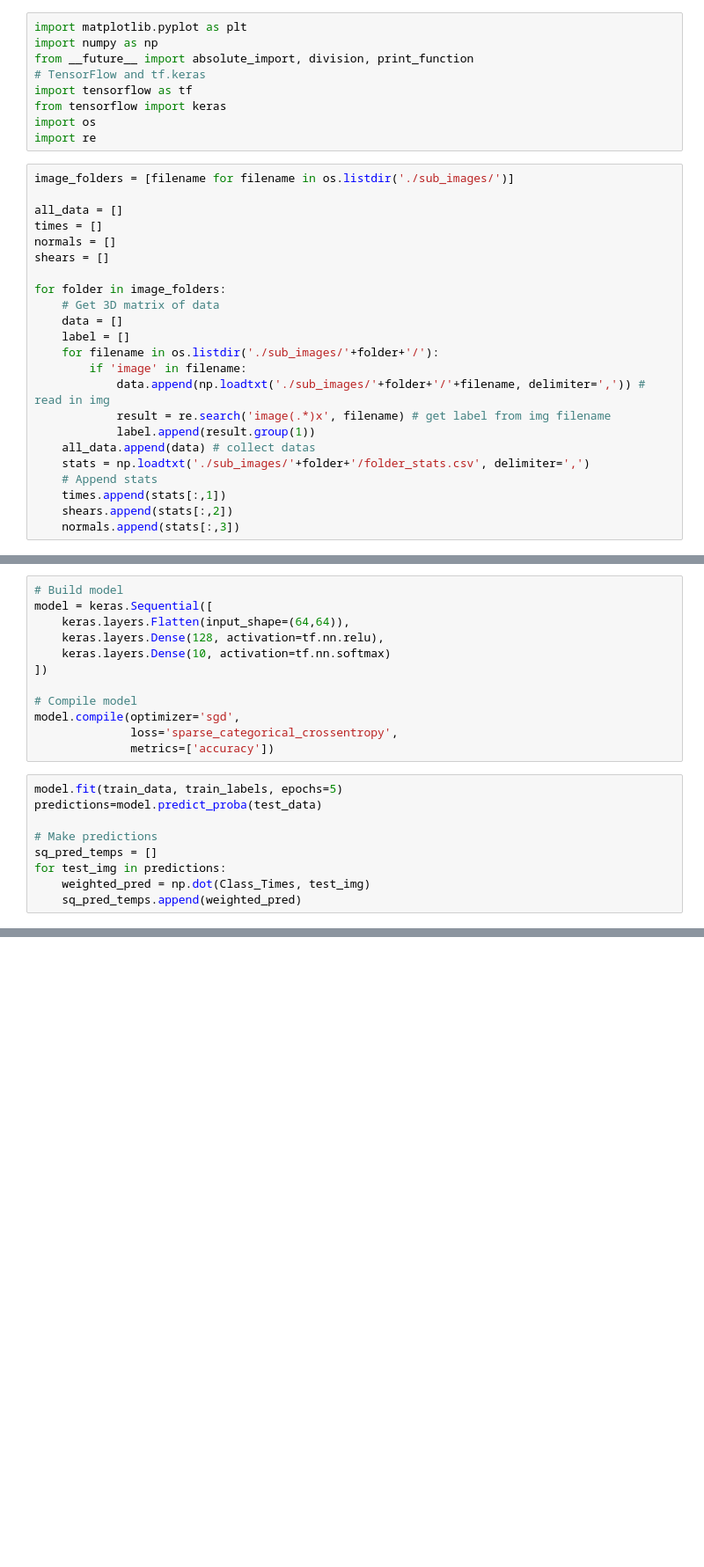
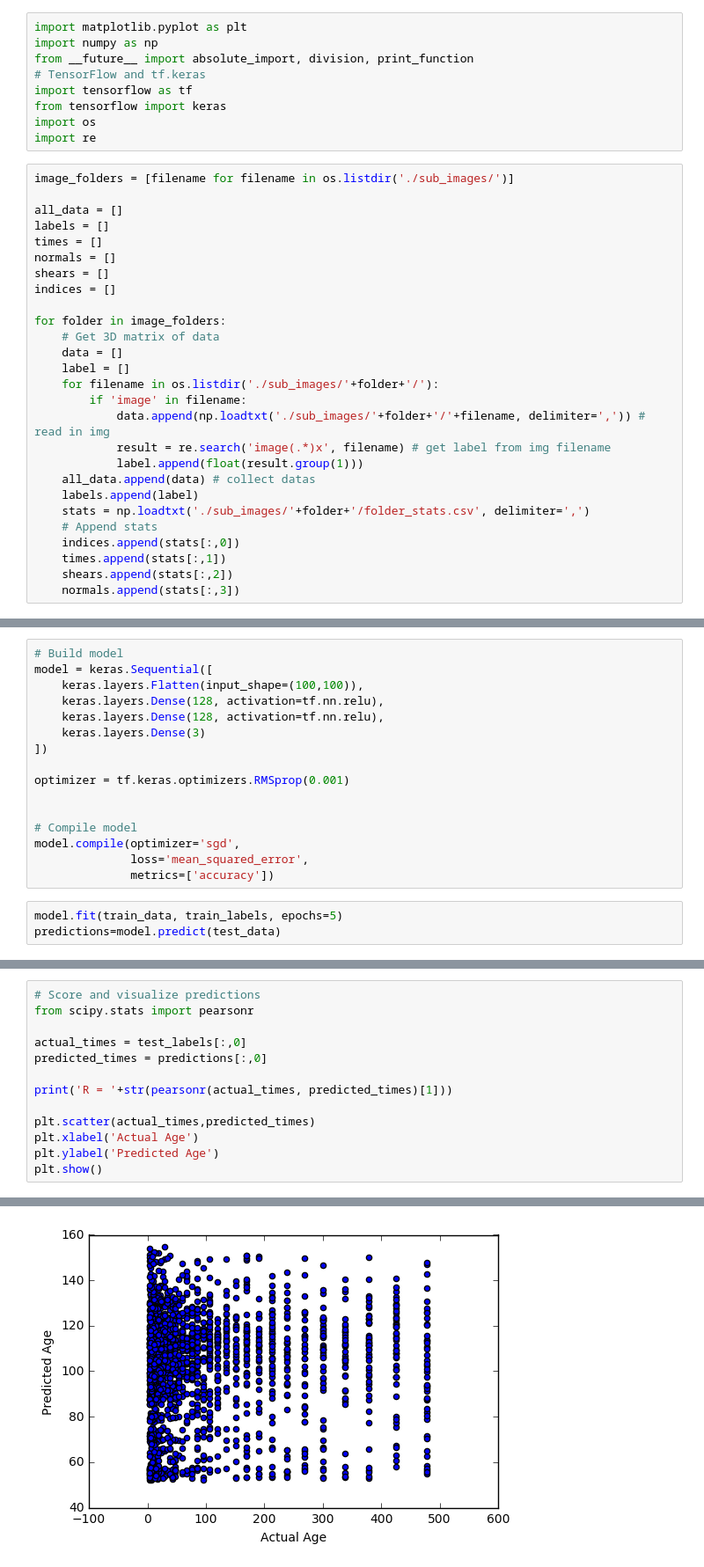
Before and after one commit to santi921/AM216Final2019, a Jupyter notebook: AgePrediction.ipynb, the cells around one changed output, grey strips where cells are left out. Shown: that part at 88% size. Drawn from its saved outputs; the diff is of its cells as text; blank space fills up the shorter version.

```diff
--- a/AgePrediction.ipynb
+++ b/AgePrediction.ipynb
@@ -15,9 +15,11 @@ import re
 image_folders = [filename for filename in os.listdir('./sub_images/')]
 
 all_data = []
+labels = []
 times = []
 normals = []
 shears = []
+indices = []
 
 for folder in image_folders:
     # Get 3D matrix of data
@@ -27,10 +29,12 @@ for folder in image_folders:
         if 'image' in filename:
             data.append(np.loadtxt('./sub_images/'+folder+'/'+filename, delimiter=',')) # read in img
             result = re.search('image(.*)x', filename) # get label from img filename
-            label.append(result.group(1))
+            label.append(float(result.group(1)))
     all_data.append(data) # collect datas
+    labels.append(label)
     stats = np.loadtxt('./sub_images/'+folder+'/folder_stats.csv', delimiter=',')
     # Append stats
+    indices.append(stats[:,0])
     times.append(stats[:,1])
     shears.append(stats[:,2])
     normals.append(stats[:,3])
@@ -53,21 +96,19 @@ test_labels = labels[800:]
 # %%
 # Build model
 model = keras.Sequential([
-    keras.layers.Flatten(input_shape=(64,64)),
+    keras.layers.Flatten(input_shape=(100,100)),
     keras.layers.Dense(128, activation=tf.nn.relu),
-    keras.layers.Dense(10, activation=tf.nn.softmax)
+    keras.layers.Dense(128, activation=tf.nn.relu),
+    keras.layers.Dense(3)
 ])
+
+optimizer = tf.keras.optimizers.RMSprop(0.001)
+
 
 # Compile model
 model.compile(optimizer='sgd',
-              loss='sparse_categorical_crossentropy',
+              loss='mean_squared_error',
               metrics=['accuracy'])
 # %%
 model.fit(train_data, train_labels, epochs=5)
-predictions=model.predict_proba(test_data)
-
-# Make predictions
-sq_pred_temps = []
-for test_img in predictions:
-    weighted_pred = np.dot(Class_Times, test_img)
-    sq_pred_temps.append(weighted_pred)
+predictions=model.predict(test_data)
@@ -73,0 +126,14 @@ for test_img in predictions:
+# %%
+# Score and visualize predictions
+from scipy.stats import pearsonr
+
+actual_times = test_labels[:,0]
+predicted_times = predictions[:,0]
+
+print('R = '+str(pearsonr(actual_times, predicted_times)[1]))
+
+plt.scatter(actual_times,predicted_times)
+plt.xlabel('Actual Age')
+plt.ylabel('Predicted Age')
+plt.show()
+# %% [output]
@@ -73,0 +141 @@ for test_img in predictions:
+[figure, added]
```
Also changed, not shown: parts of 6 cells of this notebook.
